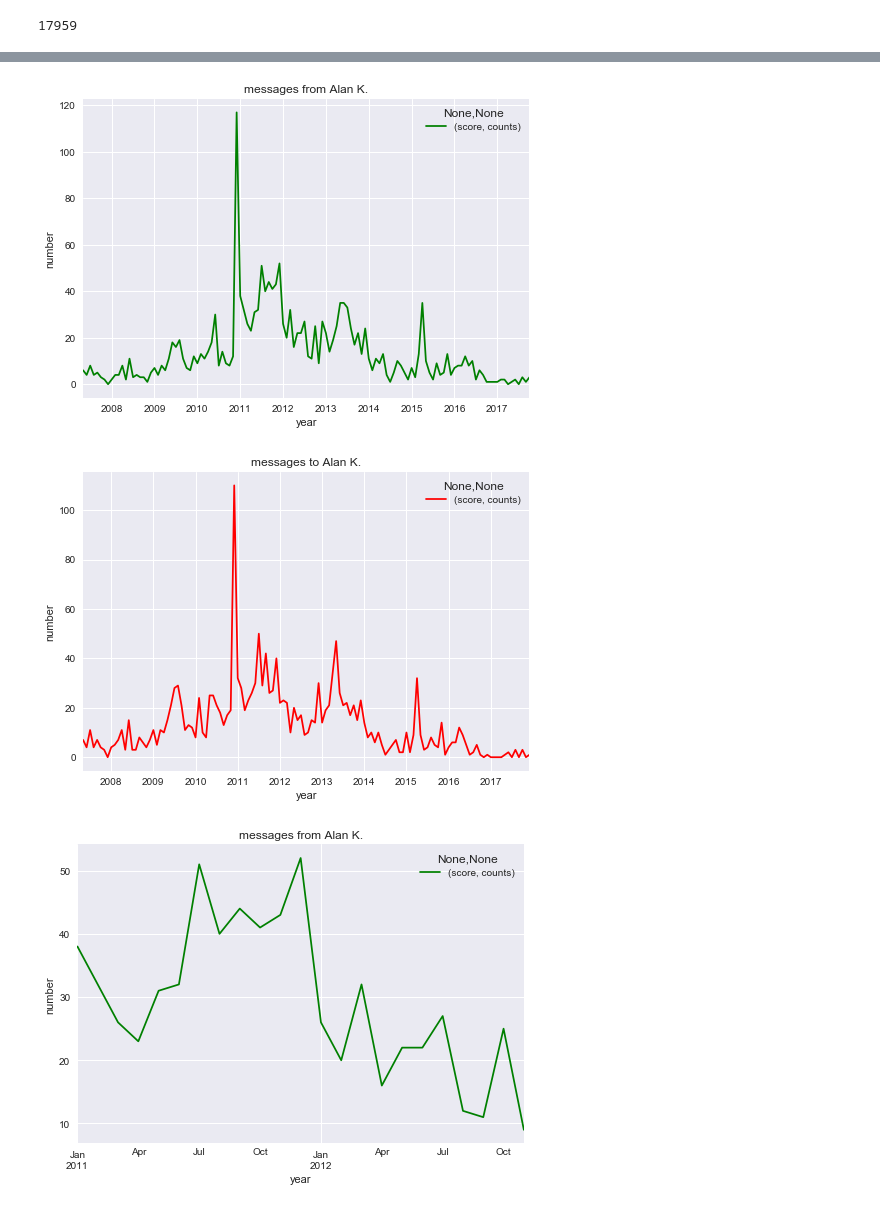
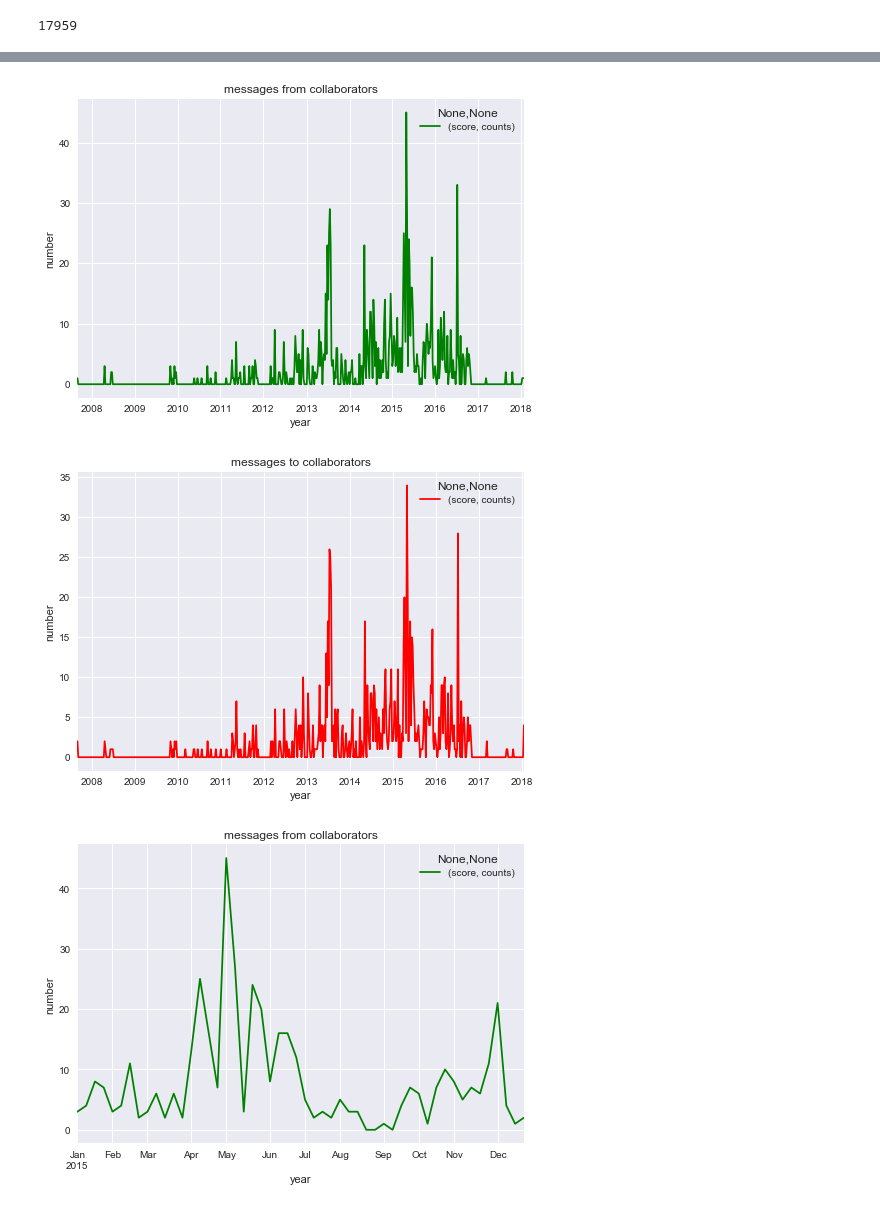
Before and after one commit to jsdiazpo/Gmail_Analysis, a Jupyter notebook: Gmail_Analysis.ipynb, the cells around one changed output, grey strips where cells are left out. Drawn from its saved outputs; the diff is of its cells as text; code cells hidden in the pictures.

Commit message:
FK added to collaborators

```diff
--- a/Gmail_Analysis.ipynb
+++ b/Gmail_Analysis.ipynb
@@ -222,7 +222,7 @@ memory usage: 2.0+ MB
 # %% [markdown]
 Since the data was loaded from a `csv` file, the dates are back as `str` so they must be converted into `timestamp` again
 # %%
-df['date'] = df['date'].apply(lambda x: pd.to_datetime(x, errors='coerce', utc=True))
+df['date'] = df['date'].apply(lambda x: pd.to_datetime(x))#, errors='coerce', utc=True))
 # %%
 days = ['Monday', 'Tuesday', 'Wednesday', 'Thursday', 'Friday', 'Saturday', 'Sunday']
 # %%
@@ -276,6 +294,19 @@ def rename(txt, list_to_rename, new_name):
         else:
             txt_out = txt
     return txt_out
+# %%
+jsd = ['jsdiazp@gmail.com',
+       'jsdiazpo@indiana.edu',
+       'jorge.diaz@kit.edu',
+       'jsdiaz@uc.cl']
+mjc = ['mjcorder@gmail.com']
+vak = ['kostelec@indiana.edu']
+coll = ['conrad', 'katori', 'spitz', 'tesjohns', 'tessa',
+        'rebel', 'akiri', 'mewes', 'maerkisch', 'viaux',
+	'klinkhamer']
+juan = ['mesaja@gmail.com']
+crm = ['crmedina@gmail.com']
+rob = ['rlineros']
 # %%
 amazon = ['amazon.de', 'amazon.com']
 # %%
@@ -363,7 +415,7 @@ count['me']
 # %% [output]
 17959
 # %%
-name = 'Alan K.'
+name = 'collaborators' #'Alan K.'
 mess_from = df[['date']][df['from'] == name]
 mess_to = df[['date']][df['to'] == name]
 # %%
@@ -391,22 +432,22 @@ b.head()
 # %%
-b = mess_from.resample('M').apply({'score':'count'})
-c = mess_to.resample('M').apply({'score':'count'})
+b = mess_from.resample('W').apply({'score':'count'})
+c = mess_to.resample('W').apply({'score':'count'})
 b.plot(color='g')
-plt.title('messages from Alan K.')
+plt.title('messages from {}'.format(name))
 plt.ylabel('number')
 plt.xlabel('year');
 
 c.plot(color='r')
-plt.title('messages to Alan K.')
+plt.title('messages to {}'.format(name))
 plt.ylabel('number')
 plt.xlabel('year');
 # %% [output]
-[figure, old version]
+[figure, new version]
-[figure, old version]
+[figure, new version]
 # %%
-b['2011-01-01 00:00:00+00:00':'2012-12-01 00:00:00+00:00'].plot(color='g')
-plt.title('messages from Alan K.')
+b['2015-01-01 00:00:00+00:00':'2016-01-01 00:00:00+00:00'].plot(color='g')
+plt.title('messages from {}'.format(name))
 plt.ylabel('number')
 plt.xlabel('year');
 # %% [output]
-[figure, old version]
+[figure, new version]
```
Also changed, not shown: parts of 11 cells of this notebook.
